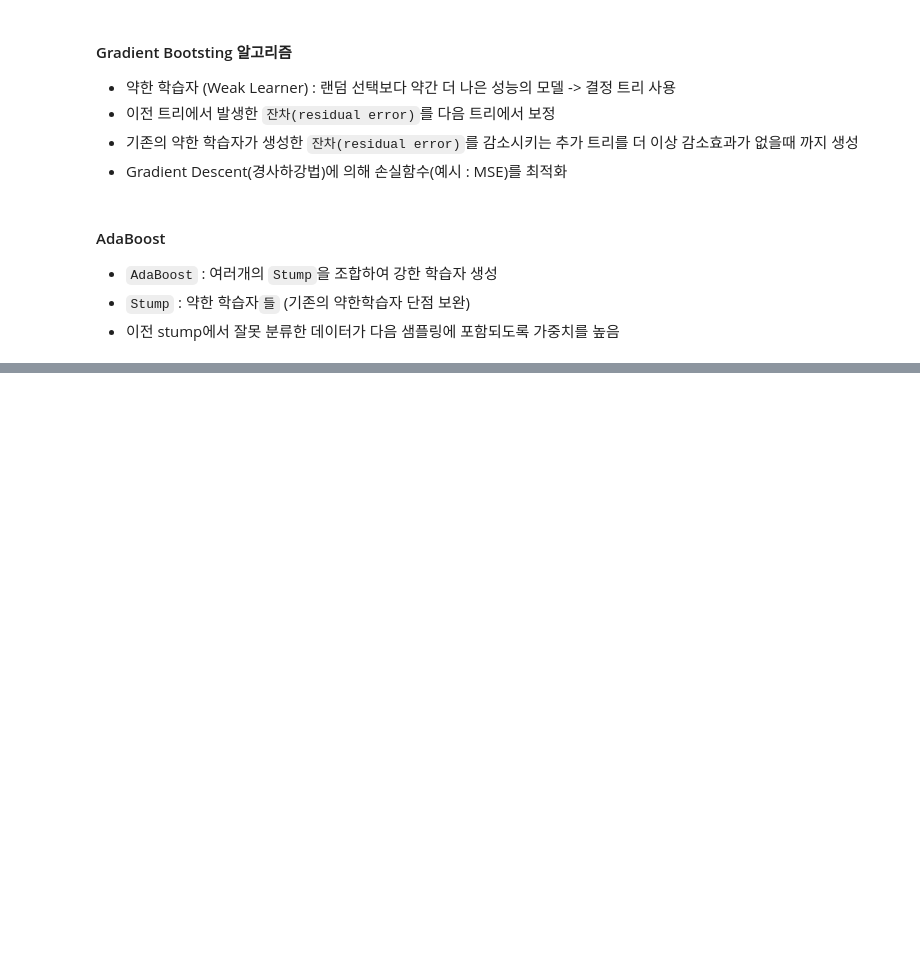
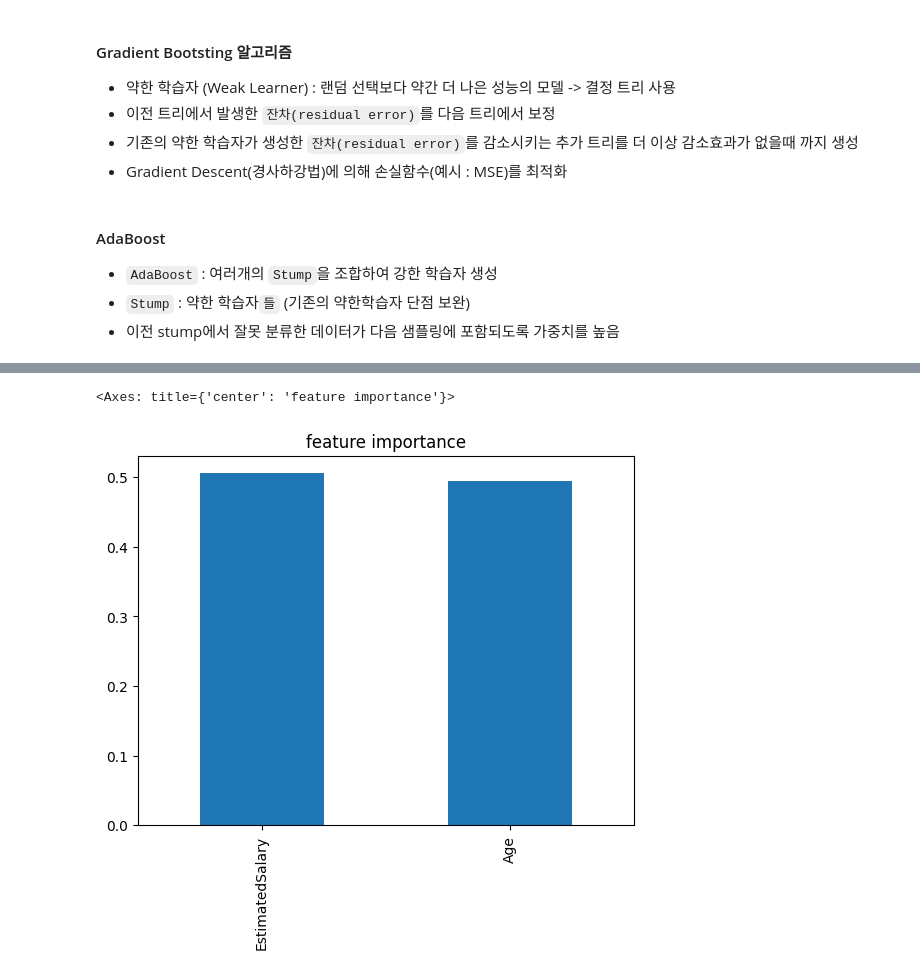
Before and after one commit to instar94/mldl_tutorial, a Jupyter notebook: 01_traditional_ml/03_02_ensemble_learning.ipynb, the cells around one changed output, grey strips where cells are left out. Cells and saved outputs as stored; diff of their text form; code cells hidden in the pictures; blank space fills up the shorter version.

```diff
--- a/01_traditional_ml/03_02_ensemble_learning.ipynb
+++ b/01_traditional_ml/03_02_ensemble_learning.ipynb
@@ -50,0 +133,5 @@
+# %%
+### 스케일러 선언 - 표준화
+sc = StandardScaler()
+X_train = sc.fit_transform(X_train)
+X_test = sc.transform(X_test)
@@ -50,0 +146,4 @@
+# %%
+### 모델 선언 - 랜덤 포레스트
+rf = RandomForestClassifier(n_estimators=10, random_state=0)
+rf.fit(X_train, y_train)
@@ -50,0 +264,5 @@
+# %%
+feature_imp.plot(kind="bar", title="feature importance")
+# %% [output]
+<Axes: title={'center': 'feature importance'}>
+[figure, added]
```
Also changed, not shown: parts of 38 cells of this notebook, 2 other files.
